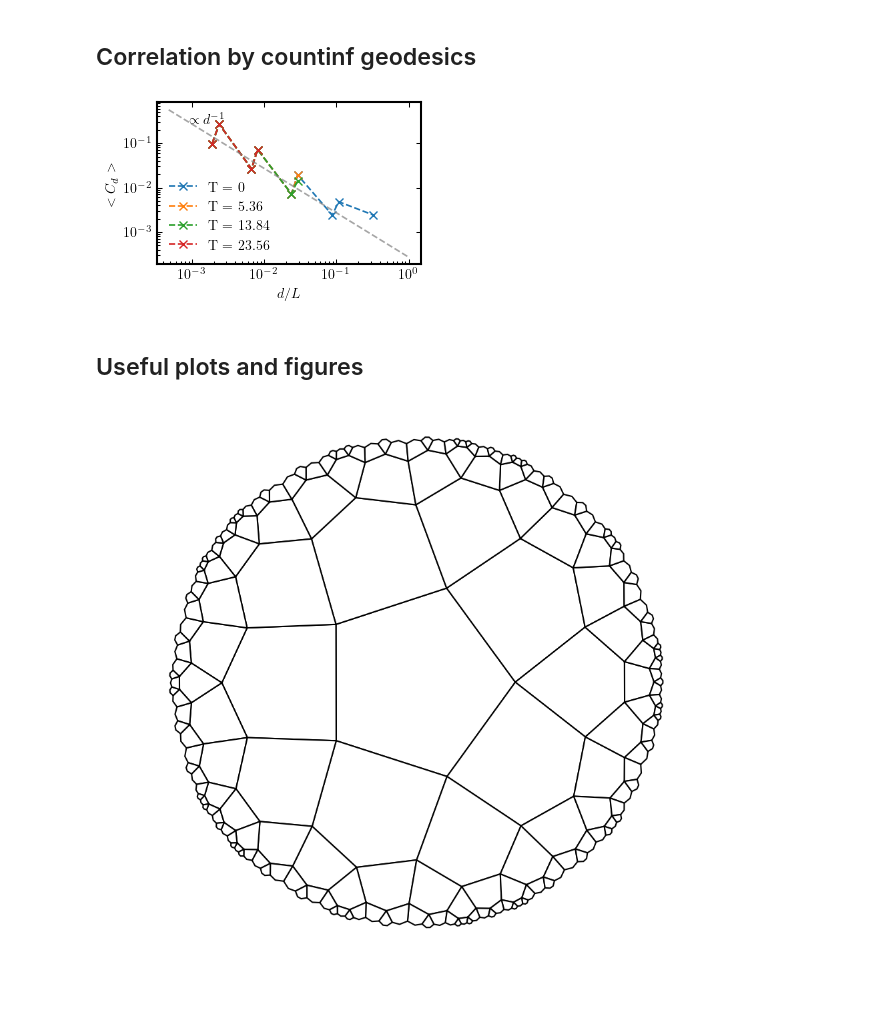
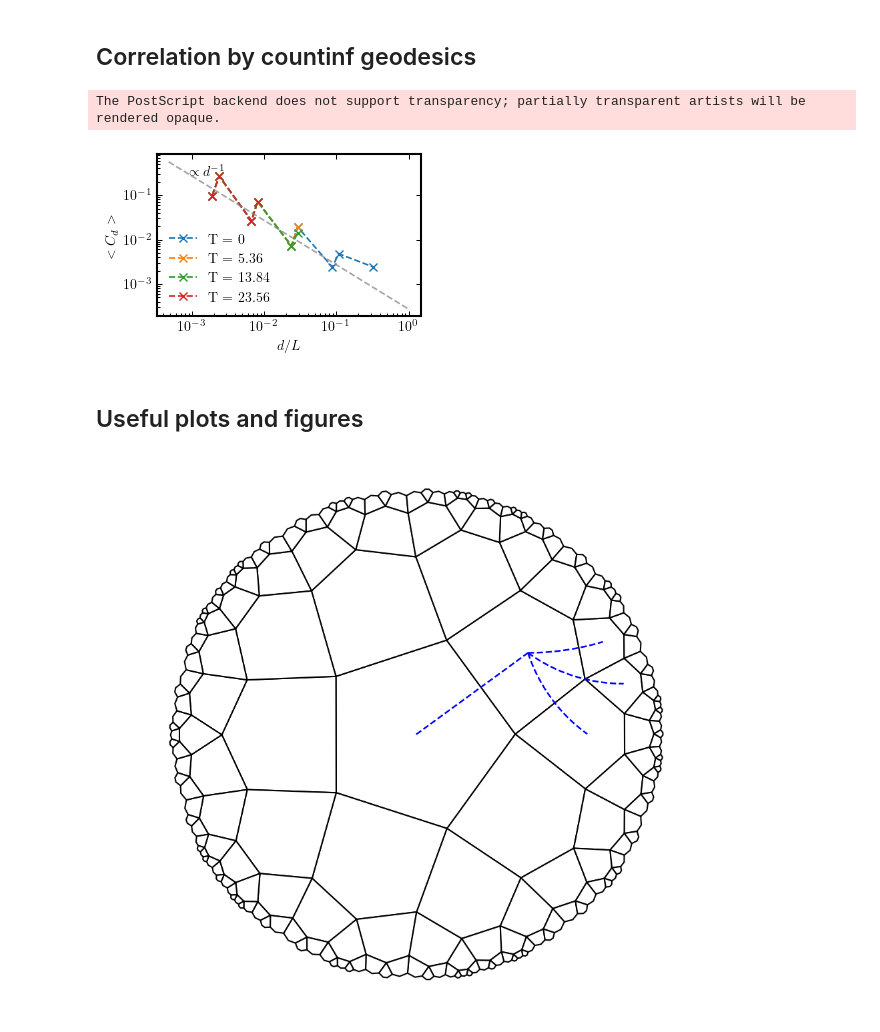
Before and after one commit to Alejo-Costa-Duran/HyperbolicFractonModel, a Jupyter notebook: Simulation.ipynb, the cells around one changed output. Drawn from its saved outputs; the diff is of its cells as text; code cells hidden in the pictures; blank space fills up the shorter version.

```diff
--- a/Simulation.ipynb
+++ b/Simulation.ipynb
@@ -563,6 +620,7 @@ def correlationByGeodesics(p,q,nLayers):
 # %%
 lattice54Sizes = np.array([0,0,10,40,150,560,2090,7800])
 # %%
+model = md.FractonModel(5,4,5)
 bHoleRads = sorted(list(set([np.round(g.distanceToOrigin+0.00001,5) for g in model.geodesicList])))
 bHoleRads = [0]+bHoleRads[:20]
 p = 5
@@ -592,8 +650,9 @@ axCorr.text(0.0009,0.28,r'$\propto d^{-1}$')
 axCorr.tick_params(right= True,top= True,left= True, bottom= True)
 
 figCorr.show()
-figEntropy.savefig(f'./Correlations.eps',format = 'eps', dpi=800, bbox_inches = 'tight',pad_inches = 0.03)
+figCorr.savefig(f'./Correlations.eps',format = 'eps', dpi=800, bbox_inches = 'tight',pad_inches = 0.03)
 # %% [output]
+The PostScript backend does not support transparency; partially transparent artists will be rendered opaque.
 [figure]
 # %% [markdown]
 ## Useful plots and figures
@@ -619,9 +678,19 @@ def geodesic(z1,z2,color,style,circle=False):
         ax = plt.gca()
         zs = r*np.cos(theta)-a/2+1j*(r*np.sin(theta)-b/2)
         ax.plot(np.real(zs),np.imag(zs),style,color=color)
+    else:
+        ax = plt.gca()
+        ax.plot([z1.real,z2.real],[z1.imag,z2.imag],style,color = color)
-# %%
-
-model = md.FractonModel(5,4,4)
-fig, ax = model.quick_plot()
-# %% [output]
-[figure, removed]
+# %%
+
+model = md.FractonModel(5,4,4)
+fig, ax = model.quick_plot()
+for c in model.centers:
+    pass
+    #ax.scatter(c.real,c.imag,color = 'r')
+geodesic(model.centers[0],model.centers[1],'b','--')
+geodesic(model.centers[1],model.centers[2],'b','--')
+geodesic(model.centers[1],model.centers[3],'b','--')
+geodesic(model.centers[1],model.centers[4],'b','--')
+# %% [output]
+[figure, added]
```
Also changed, not shown: parts of 3 cells of this notebook, 2 other files.
